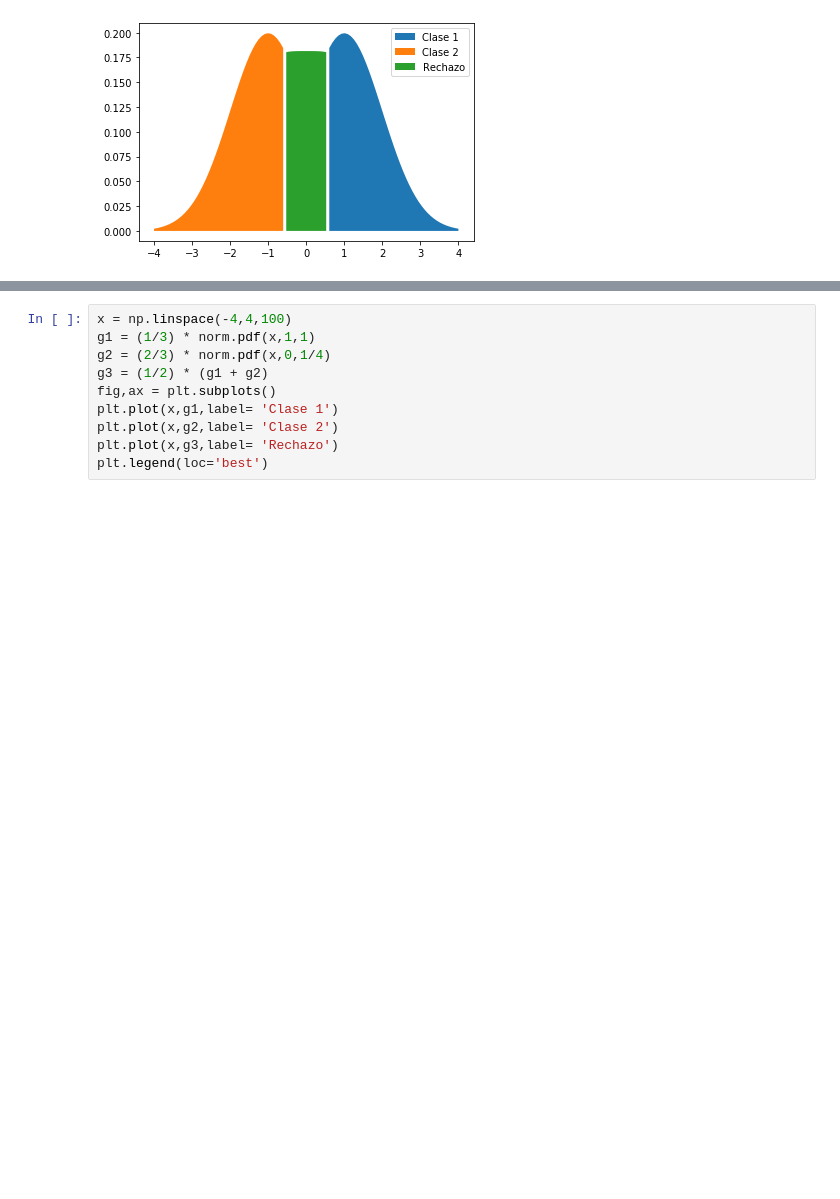
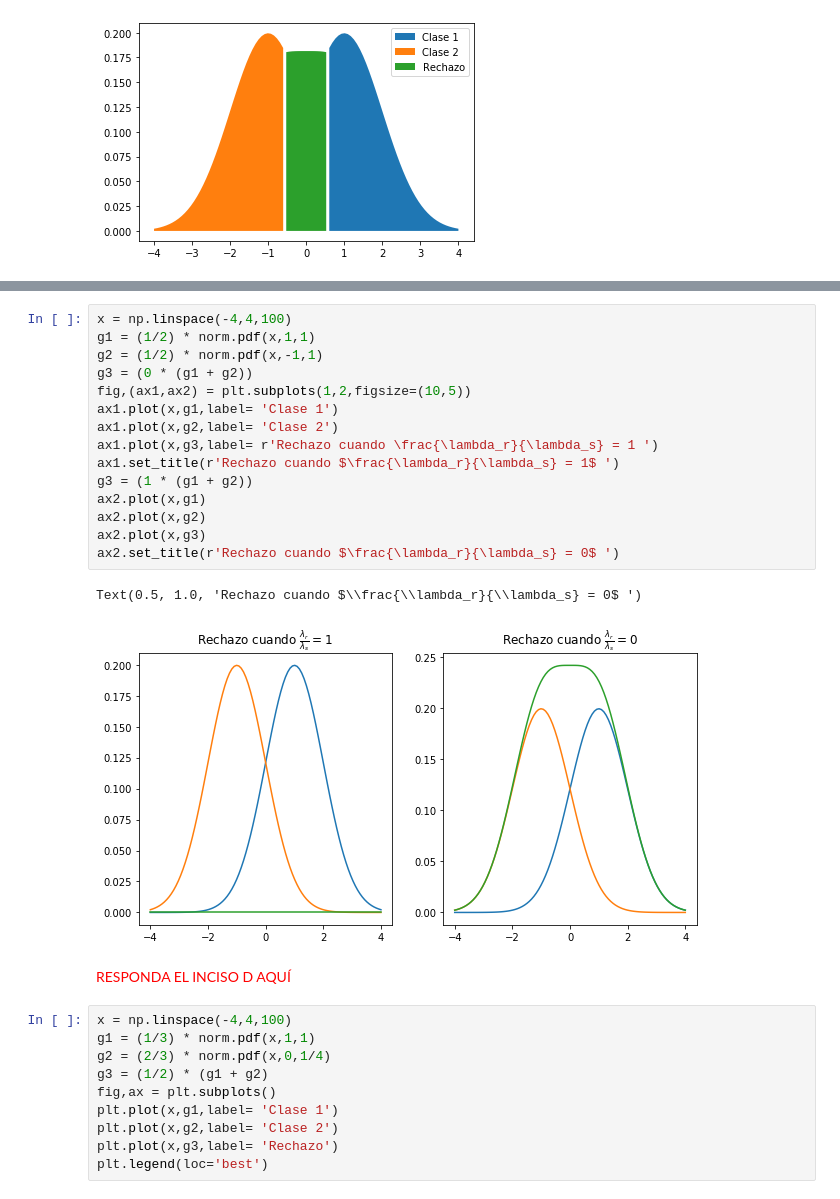
Before and after one commit to git-lu/intro-aprendizaje, a Jupyter notebook: practicos/IntML2020_Teoria_bayesiana_Normal_con_sol.ipynb, the cells around one changed output, grey strips where cells are left out. Saved outputs shown, nothing was run; the diff lists cells and outputs as text; blank space fills up the shorter version.

```diff
--- a/practicos/IntML2020_Teoria_bayesiana_Normal_con_sol.ipynb
+++ b/practicos/IntML2020_Teoria_bayesiana_Normal_con_sol.ipynb
@@ -140,3 +144,23 @@ A medida que aumentamos $\displaystyle\frac{\lambda_r}{\lambda_s}$ hacia 1, aume
+# %%
+x = np.linspace(-4,4,100)
+g1 = (1/2) * norm.pdf(x,1,1)
+g2 = (1/2) * norm.pdf(x,-1,1)
+g3 = (0 * (g1 + g2))
+fig,(ax1,ax2) = plt.subplots(1,2,figsize=(10,5))
+ax1.plot(x,g1,label= 'Clase 1')
+ax1.plot(x,g2,label= 'Clase 2')
+ax1.plot(x,g3,label= r'Rechazo cuando \frac{\lambda_r}{\lambda_s} = 1 ')
+ax1.set_title(r'Rechazo cuando $\frac{\lambda_r}{\lambda_s} = 1$ ')
+g3 = (1 * (g1 + g2))
+ax2.plot(x,g1)
+ax2.plot(x,g2)
+ax2.plot(x,g3)
+ax2.set_title(r'Rechazo cuando $\frac{\lambda_r}{\lambda_s} = 0$ ')
+# %% [output]
+Text(0.5, 1.0, 'Rechazo cuando $\\frac{\\lambda_r}{\\lambda_s} = 0$ ')
+[figure, added]
+# %% [markdown]
+ <span style="color:red"> RESPONDA EL INCISO D AQUÍ </span>
 # %%
 x = np.linspace(-4,4,100)
 g1 = (1/3) * norm.pdf(x,1,1)
```
Also changed, not shown: parts of 18 cells of this notebook.
